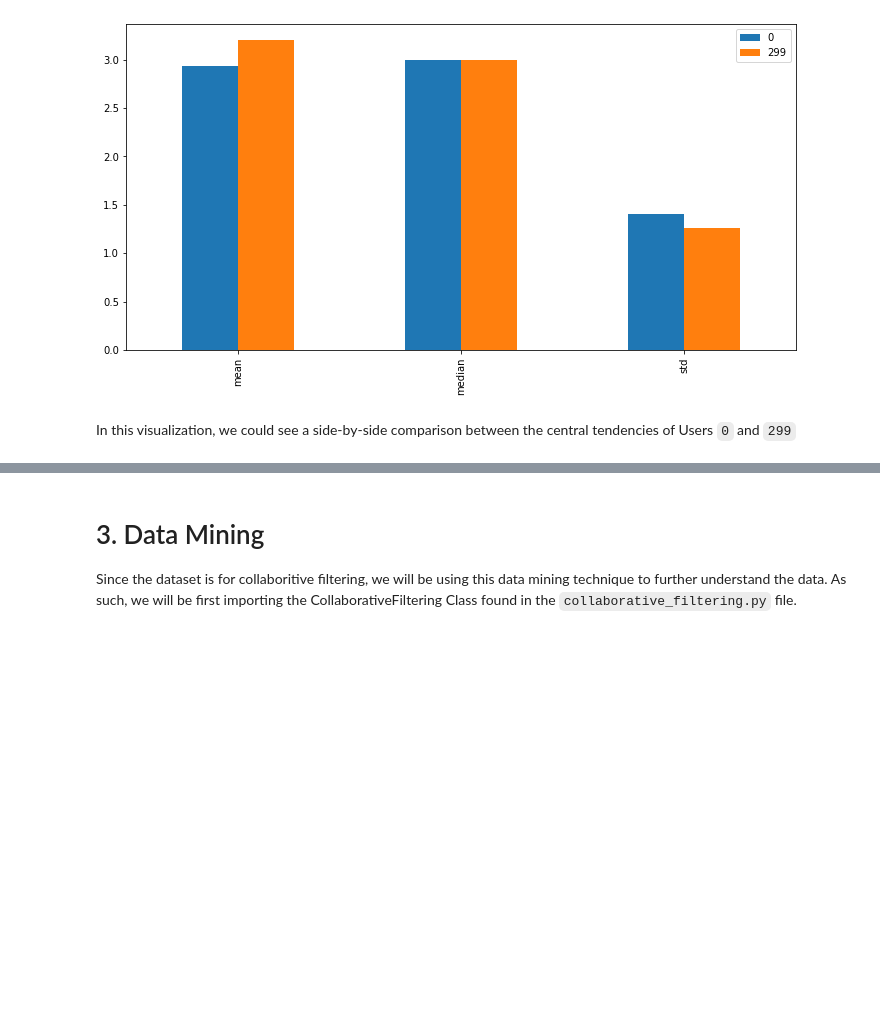
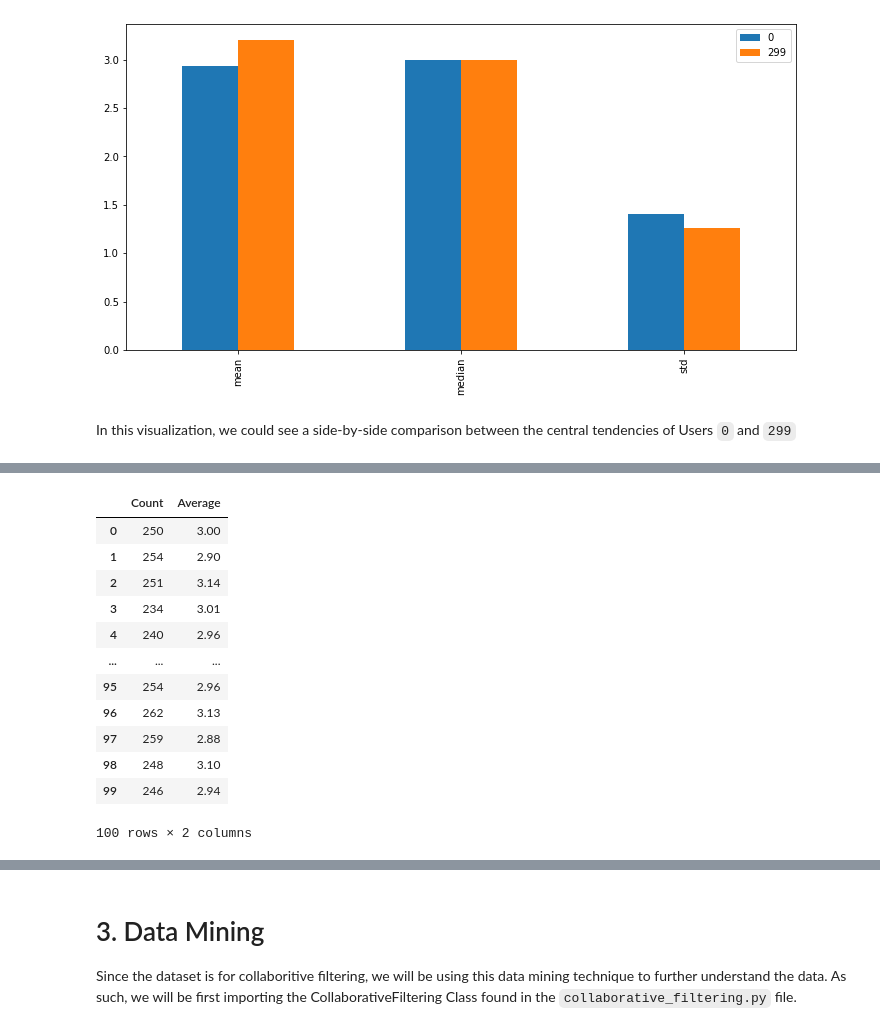
Before and after one commit to gavindizon/CSMODEL, a Jupyter notebook: Project 2 - Data Mining/CSMODEL-Project2-S14-Group#9.ipynb, the cells around one changed output, grey strips where cells are left out. Drawn from its saved outputs; the diff is of its cells as text; code cells hidden in the pictures; blank space fills up the shorter version.

```diff
--- a/Project 2 - Data Mining/CSMODEL-Project2-S14-Group#9.ipynb
+++ b/Project 2 - Data Mining/CSMODEL-Project2-S14-Group#9.ipynb
@@ -117,0 +124,21 @@ In this visualization, we could see a side-by-side comparison between the centra
+# %%
+df_count = df.count(axis = 1).rename("Count")
+df_ave = df.mean(axis = 1).rename("Average").round(2)
+
+df_eda2 = pd.concat([df_count, df_ave], axis=1, names=['Count', 'Average'])
+
+df_eda2
+# %% [output]
+|  | Count | Average |
+| 0 | 250 | 3.00 |
+| 1 | 254 | 2.90 |
+| 2 | 251 | 3.14 |
+| 3 | 234 | 3.01 |
+| 4 | 240 | 2.96 |
+| ... | ... | ... |
+| 95 | 254 | 2.96 |
+| 96 | 262 | 3.13 |
+| 97 | 259 | 2.88 |
+| 98 | 248 | 3.10 |
+| 99 | 246 | 2.94 |
+100 rows × 2 columns
```
Also changed, not shown: parts of 11 cells of this notebook, 1 other file.
